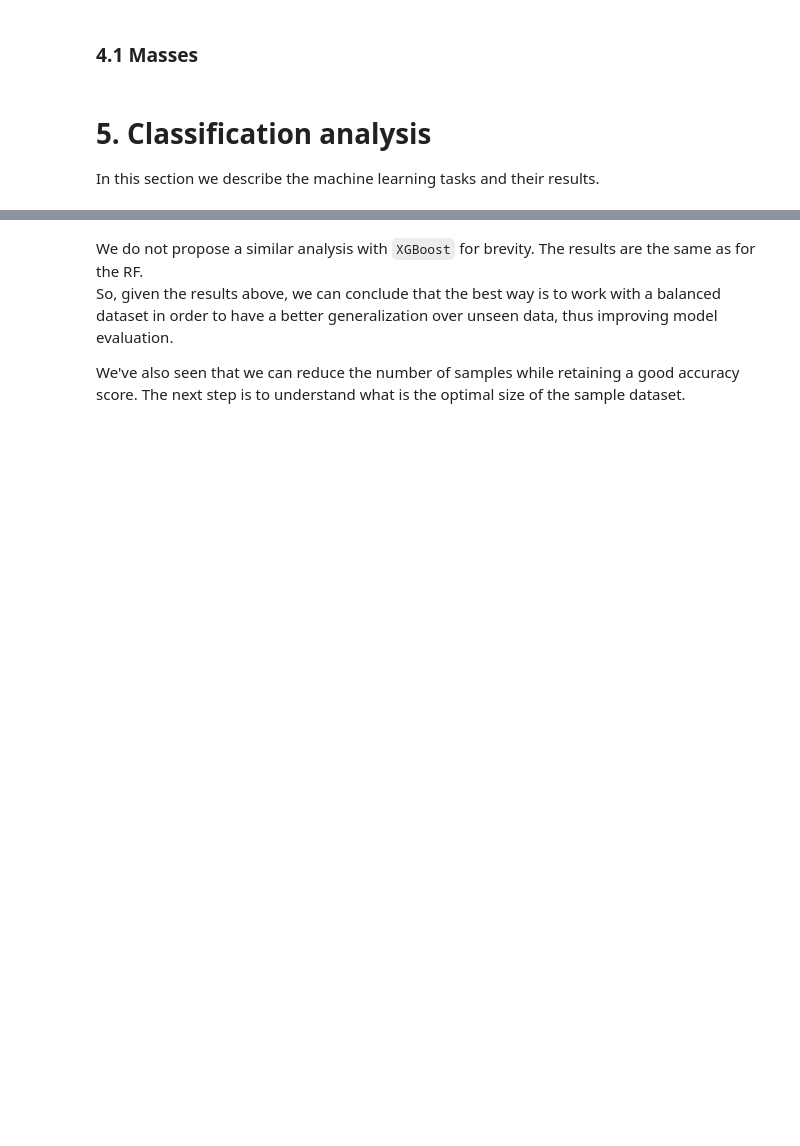
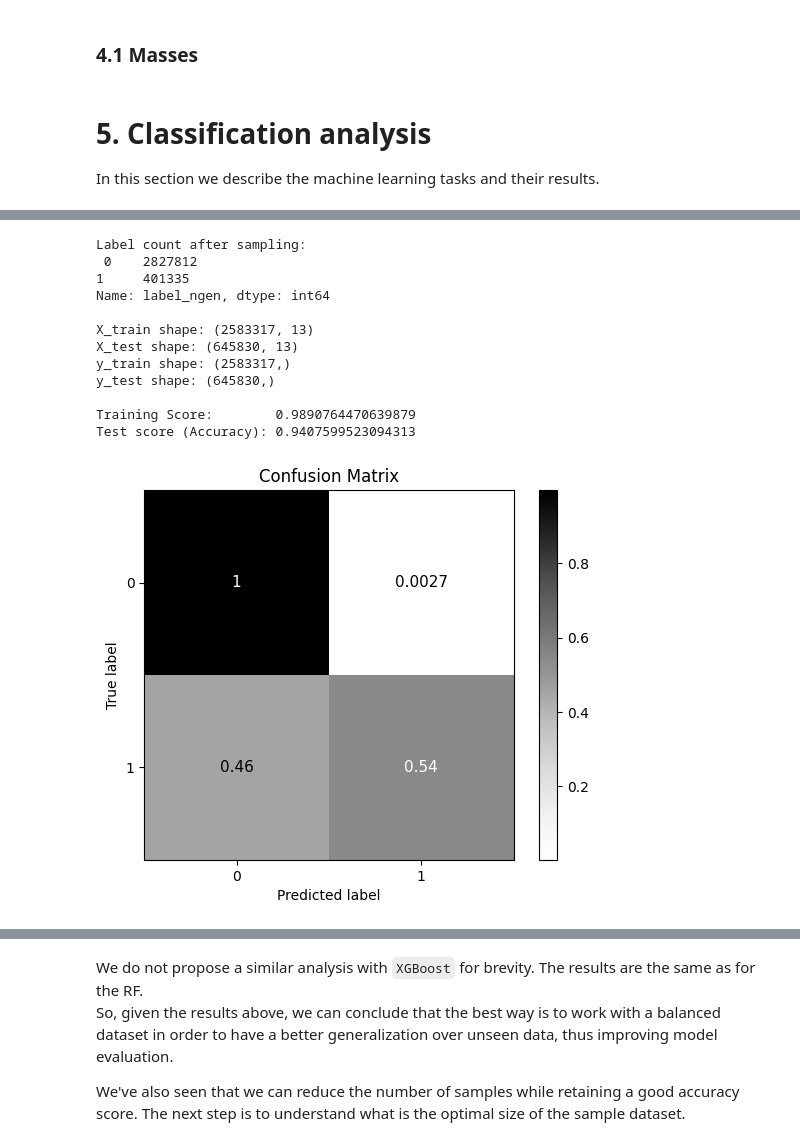
Before and after one commit to Berto70/hm_bbh, a Jupyter notebook: group_07_2324.ipynb, the cells around one changed output, grey strips where cells are left out. Drawn from its saved outputs; the diff is of its cells as text; code cells hidden in the pictures; blank space fills up the shorter version.

```diff
--- a/group_07_2324.ipynb
+++ b/group_07_2324.ipynb
@@ -191,0 +208,20 @@ Test score (Accuracy): 0.971031076289426
+# %%
+X, y, X_train, y_train, X_test, y_test = h.data_preprocessing(df, n_sample=None, label='label_ngen', test_size=0.2, balanced_label=False)
+
+RF, y_pred = h.simple_RF(X_train, y_train, X_test)
+
+h.model_evaluation(RF, X, y, X_train, y_train, X_test, y_test, y_pred, bar_plot=False) # bar_plot=False because we don't want asses features importance
+# %% [output]
+Label count after sampling:
+ 0    2827812
+1     401335
+Name: label_ngen, dtype: int64
+
+X_train shape: (2583317, 13)
+X_test shape: (645830, 13)
+y_train shape: (2583317,)
+y_test shape: (645830,)
+
+Training Score:        0.9890764470639879
+Test score (Accuracy): 0.9407599523094313
+[figure, added]
```
Also changed, not shown: parts of 31 cells of this notebook.
